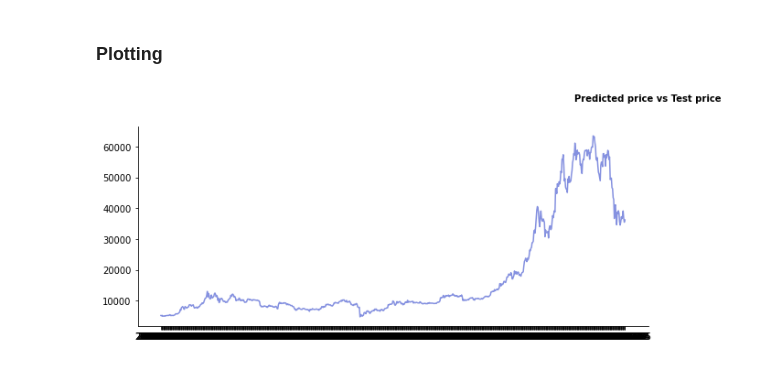
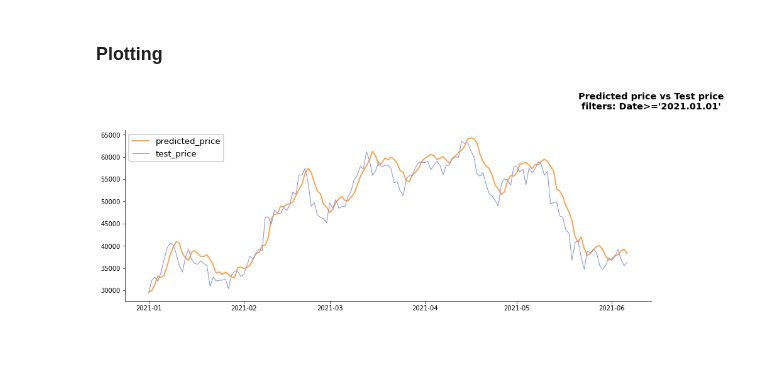
Before and after one commit to serg-razum-off/DFP-Numeric-2, a Jupyter notebook: train/btc_nn_playground.ipynb, the cells around one changed output. Drawn from its saved outputs; the diff is of its cells as text; code cells hidden in the pictures.

```diff
--- a/train/btc_nn_playground.ipynb
+++ b/train/btc_nn_playground.ipynb
@@ -265,4 +237,4 @@ from datetime import datetime
-# %%
-nn_manager_cut.plot_predicted_vs_test_price()
-# %% [output]
-[figure, removed]
+# %%
+nn_manager_cut.plot_predicted_vs_test_price(filters=["Date>='2021.01.01'"])
+# %% [output]
+[figure, added]
```
Also changed, not shown: parts of 12 cells of this notebook, 15 other files.
